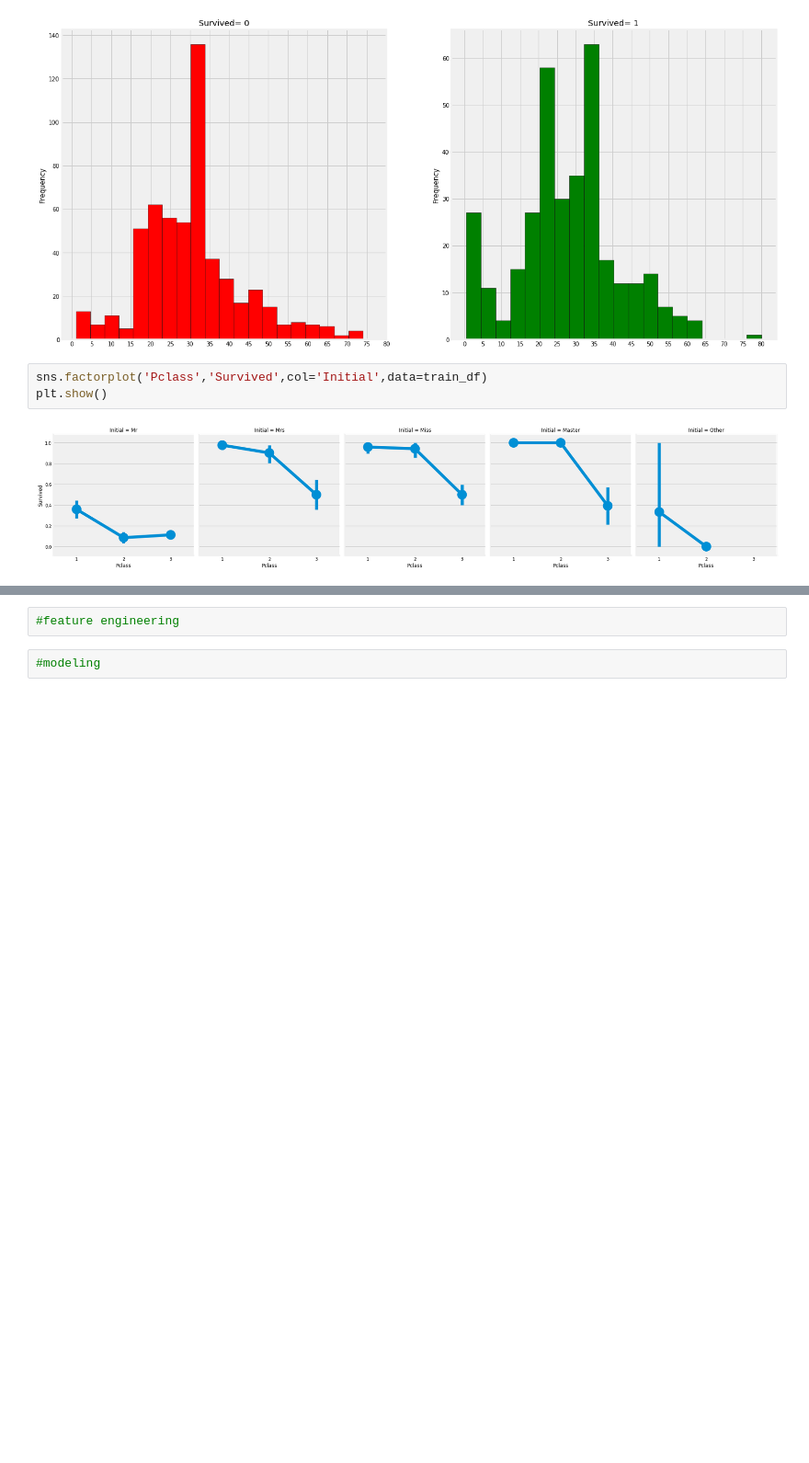
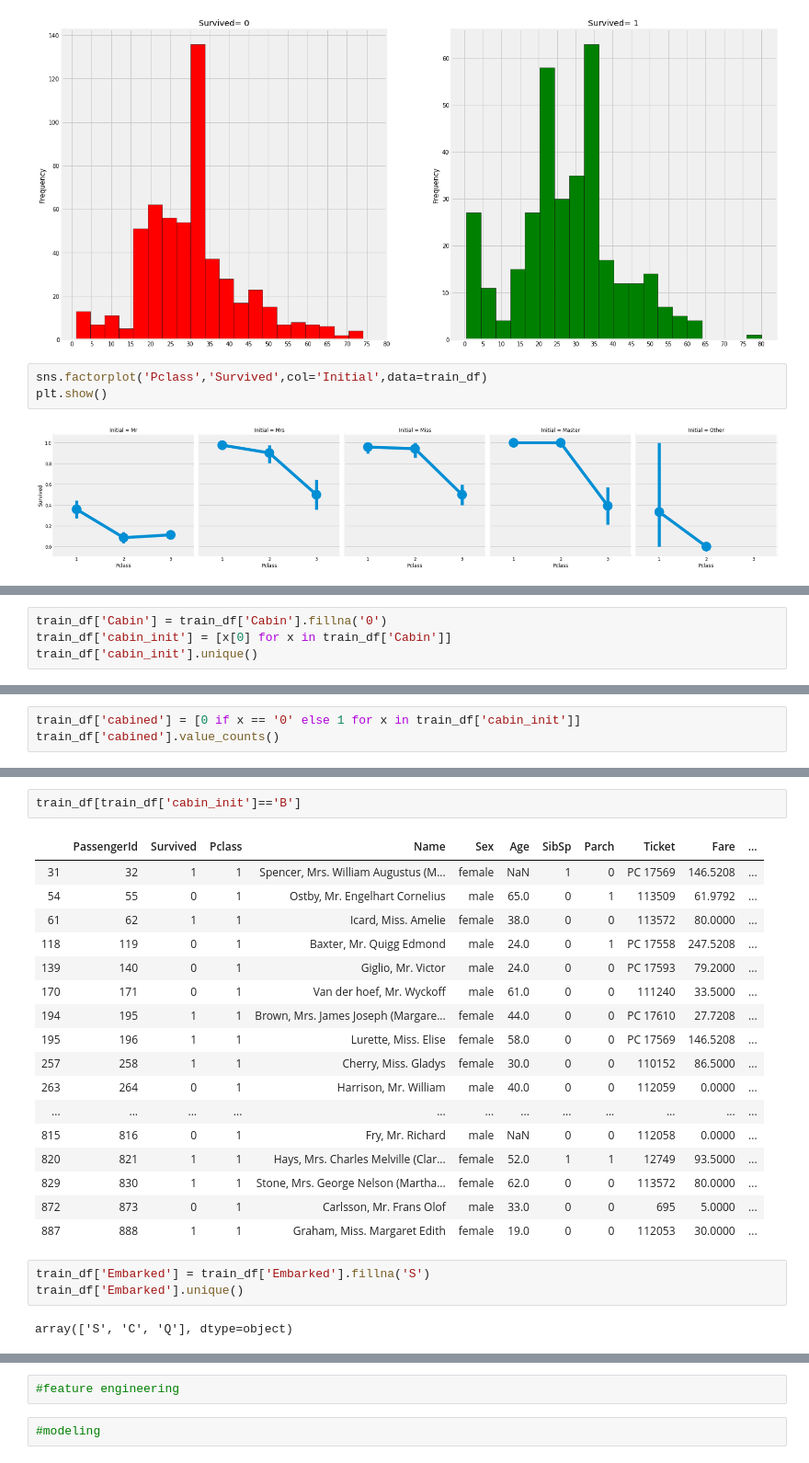
Before and after one commit to xuelicao/kaggleCompetition1, a Jupyter notebook: Titanic/prog/titanic.ipynb, the cells around one changed output, grey strips where cells are left out. Shown at 92% size. Cells and saved outputs as stored; diff of their text form; blank space fills up the shorter version.

```diff
--- a/Titanic/prog/titanic.ipynb
+++ b/Titanic/prog/titanic.ipynb
@@ -258,0 +329,4 @@ plt.show()
+# %%
+train_df['Cabin'] = train_df['Cabin'].fillna('0')
+train_df['cabin_init'] = [x[0] for x in train_df['Cabin']]
+train_df['cabin_init'].unique()
@@ -258,0 +371,3 @@ plt.show()
+# %%
+train_df['cabined'] = [0 if x == '0' else 1 for x in train_df['cabin_init']]
+train_df['cabined'].value_counts()
@@ -258,0 +391,25 @@ plt.show()
+# %%
+train_df[train_df['cabin_init']=='B']
+# %% [output]
+|  | PassengerId | Survived | Pclass | Name | Sex | Age | SibSp | Parch | Ticket | Fare | ... |
+| 31 | 32 | 1 | 1 | Spencer, Mrs. William Augustus (M... | female | NaN | 1 | 0 | PC 17569 | 146.5208 | ... |
+| 54 | 55 | 0 | 1 | Ostby, Mr. Engelhart Cornelius | male | 65.0 | 0 | 1 | 113509 | 61.9792 | ... |
+| 61 | 62 | 1 | 1 | Icard, Miss. Amelie | female | 38.0 | 0 | 0 | 113572 | 80.0000 | ... |
+| 118 | 119 | 0 | 1 | Baxter, Mr. Quigg Edmond | male | 24.0 | 0 | 1 | PC 17558 | 247.5208 | ... |
+| 139 | 140 | 0 | 1 | Giglio, Mr. Victor | male | 24.0 | 0 | 0 | PC 17593 | 79.2000 | ... |
+| 170 | 171 | 0 | 1 | Van der hoef, Mr. Wyckoff | male | 61.0 | 0 | 0 | 111240 | 33.5000 | ... |
+| 194 | 195 | 1 | 1 | Brown, Mrs. James Joseph (Margare... | female | 44.0 | 0 | 0 | PC 17610 | 27.7208 | ... |
+| 195 | 196 | 1 | 1 | Lurette, Miss. Elise | female | 58.0 | 0 | 0 | PC 17569 | 146.5208 | ... |
+| 257 | 258 | 1 | 1 | Cherry, Miss. Gladys | female | 30.0 | 0 | 0 | 110152 | 86.5000 | ... |
+| 263 | 264 | 0 | 1 | Harrison, Mr. William | male | 40.0 | 0 | 0 | 112059 | 0.0000 | ... |
+| ... | ... | ... | ... | ... | ... | ... | ... | ... | ... | ... | ... |
+| 815 | 816 | 0 | 1 | Fry, Mr. Richard | male | NaN | 0 | 0 | 112058 | 0.0000 | ... |
+| 820 | 821 | 1 | 1 | Hays, Mrs. Charles Melville (Clar... | female | 52.0 | 1 | 1 | 12749 | 93.5000 | ... |
+| 829 | 830 | 1 | 1 | Stone, Mrs. George Nelson (Martha... | female | 62.0 | 0 | 0 | 113572 | 80.0000 | ... |
+| 872 | 873 | 0 | 1 | Carlsson, Mr. Frans Olof | male | 33.0 | 0 | 0 | 695 | 5.0000 | ... |
+| 887 | 888 | 1 | 1 | Graham, Miss. Margaret Edith | female | 19.0 | 0 | 0 | 112053 | 30.0000 | ... |
+# %%
+train_df['Embarked'] = train_df['Embarked'].fillna('S')
+train_df['Embarked'].unique()
+# %% [output]
+array(['S', 'C', 'Q'], dtype=object)
```
Also changed, not shown: parts of 13 cells of this notebook.
